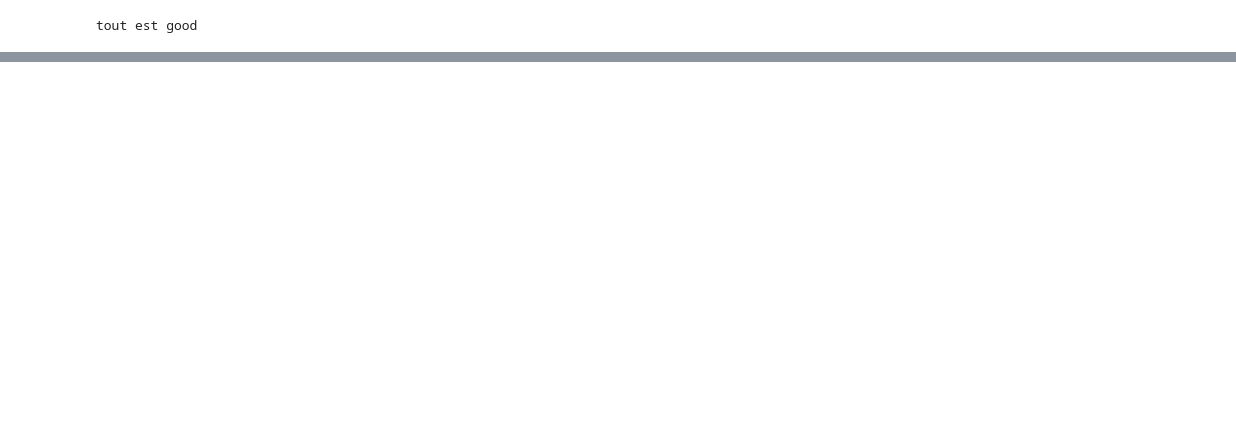
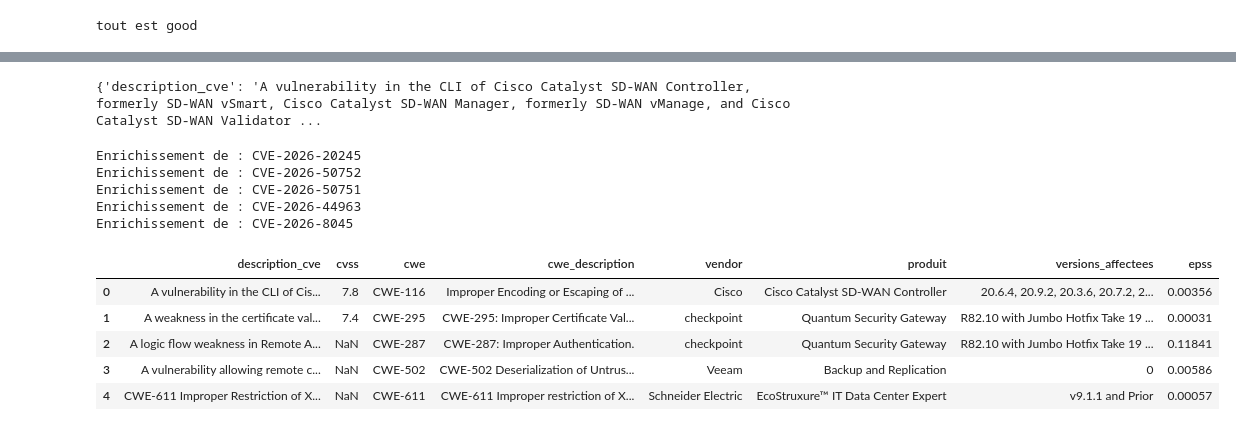
Before and after one commit to Yuushi000/Mastercamp_TD_Final_note, a Jupyter notebook: MC_TD_Final.ipynb, the cells around one changed output, grey strips where cells are left out. Cells and saved outputs as stored; diff of their text form; code cells hidden in the pictures; blank space fills up the shorter version.

Commit message:
Ajout étape 3 enrichissement CVE

```diff
--- a/MC_TD_Final.ipynb
+++ b/MC_TD_Final.ipynb
@@ -157,0 +160,14 @@ Voici les dernières lignes (les 5 que nous avions supprimées doivent être rev
+# %%
+
+import ast
+
+df_final["liste_cves"] = df_final["liste_cves"].apply(
+    lambda x: ast.literal_eval(x) if isinstance(x, str) else x)
+#pour transformer liste_cves en une ligne par CVE
+df_cves = df_final.explode("liste_cves")
+df_cves = df_cves.rename(columns={"liste_cves": "cve"})
+df_cves = df_cves[df_cves["cve"].notna()]
+df_cves = df_cves[df_cves["cve"] != ""]
+
+display(df_cves.head())
+print(df_cves.shape)
@@ -157,0 +278,44 @@ Voici les dernières lignes (les 5 que nous avions supprimées doivent être rev
+# %%
+#enrichissement complet d'une CVE
+def enrichir_cve_complete(cve_id):
+
+    mitre = enrichir_cve_mitre(cve_id)
+
+    if mitre is None:
+        return None
+
+    mitre["epss"] = enrichir_epss(cve_id)
+
+    return mitre
+
+#test
+test_complet = enrichir_cve_complete(df_cves["cve"].iloc[0])
+
+print(test_complet)
+# %% [output]
+{'description_cve': 'A vulnerability in the CLI of Cisco Catalyst SD-WAN Controller, formerly SD-WAN vSmart, Cisco Catalyst SD-WAN Manager, formerly SD-WAN vManage, and Cisco Catalyst SD-WAN Validator ...
+# %%
+#on teste sur 5 CVE seulement avant de lancer tout le dataset
+resultats_test = []
+
+for cve in df_cves["cve"].head(5):
+    print("Enrichissement de :", cve)
+    infos = enrichir_cve_complete(cve)
+    resultats_test.append(infos)
+    time.sleep(2)
+
+df_test_enrichi = pd.DataFrame(resultats_test)
+
+display(df_test_enrichi)
+# %% [output]
+Enrichissement de : CVE-2026-20245
+Enrichissement de : CVE-2026-50752
+Enrichissement de : CVE-2026-50751
+Enrichissement de : CVE-2026-44963
+Enrichissement de : CVE-2026-8045
+|  | description_cve | cvss | cwe | cwe_description | vendor | produit | versions_affectees | epss |
+| 0 | A vulnerability in the CLI of Cis... | 7.8 | CWE-116 | Improper Encoding or Escaping of ... | Cisco | Cisco Catalyst SD-WAN Controller | 20.6.4, 20.9.2, 20.3.6, 20.7.2, 2... | 0.00356 |
+| 1 | A weakness in the certificate val... | 7.4 | CWE-295 | CWE-295: Improper Certificate Val... | checkpoint | Quantum Security Gateway | R82.10 with Jumbo Hotfix Take 19 ... | 0.00031 |
+| 2 | A logic flow weakness in Remote A... | NaN | CWE-287 | CWE-287: Improper Authentication. | checkpoint | Quantum Security Gateway | R82.10 with Jumbo Hotfix Take 19 ... | 0.11841 |
+| 3 | A vulnerability allowing remote c... | NaN | CWE-502 | CWE-502 Deserialization of Untrus... | Veeam | Backup and Replication | 0 | 0.00586 |
+| 4 | CWE-611 Improper Restriction of X... | NaN | CWE-611 | CWE-611 Improper restriction of X... | Schneider Electric | EcoStruxure™ IT Data Center Expert | v9.1.1 and Prior | 0.00057 |
```
Also changed, not shown: parts of 4 cells of this notebook, 1 other file.
